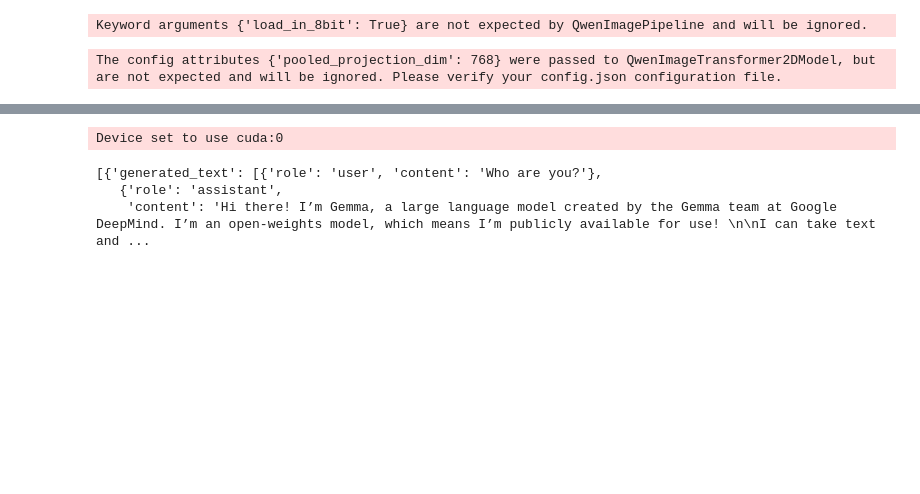
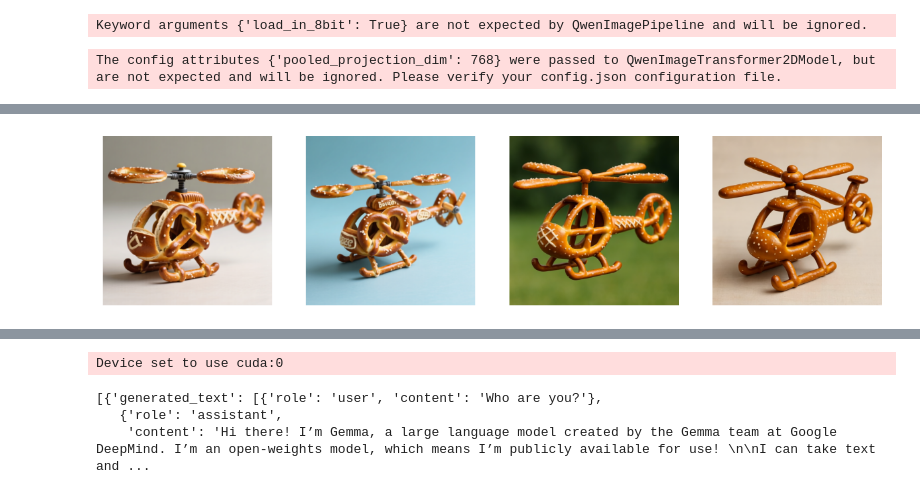
Before and after one commit to FeMa42/TRELLIS_3D_Demo, a Jupyter notebook: gemma_qwen_image.ipynb, the cells around one changed output, grey strips where cells are left out. Cells and saved outputs as stored; diff of their text form; code cells hidden in the pictures; blank space fills up the shorter version.

```diff
--- a/gemma_qwen_image.ipynb
+++ b/gemma_qwen_image.ipynb
@@ -23,0 +79,45 @@ The config attributes {'pooled_projection_dim': 768} were passed to QwenImageTra
+# %%
+def generate_quality_batch(pipe, prompts, batch_size=2):
+    """
+    Batch generation optimized for quality
+    """
+    all_images = []
+
+    for i in range(0, len(prompts), batch_size):
+        batch_prompts = prompts[i:i+batch_size]
+
+        # Pad if necessary
+        original_batch_size = len(batch_prompts)
+        while len(batch_prompts) < batch_size:
+            batch_prompts.append(batch_prompts[-1])
+
+        torch.cuda.empty_cache()
+
+        with torch.no_grad():
+            result = pipe(
+                prompt=batch_prompts,
+                width=512,
+                height=512,
+                num_inference_steps=num_inference_steps,
+                true_cfg_scale=true_cfg_scale,
+                negative_prompt=["adult content, nsfw, blurry, low quality"] * batch_size,
+                generator=torch.Generator(device="cuda").manual_seed(42),
+            )
+
+            # Only keep the original batch size results
+            all_images.extend(result.images[:original_batch_size])
+
+    return all_images
+# %%
+# Single image generation
+prompt = "a pretzel copter which is a helicopter but is made out of pretzel material (bavarian brezen)"
+images = generate_quality_batch(pipe, [prompt]*4, batch_size=4)
+
+# plot all images in a grid
+fig, axs = plt.subplots(1, len(images), figsize=(15, 5))
+for ax, img in zip(axs, images):
+    ax.imshow(img)
+    ax.axis('off')
+plt.show()
+# %% [output]
+[figure, added]
```
Also changed, not shown: parts of 8 cells of this notebook, 10 other files.
